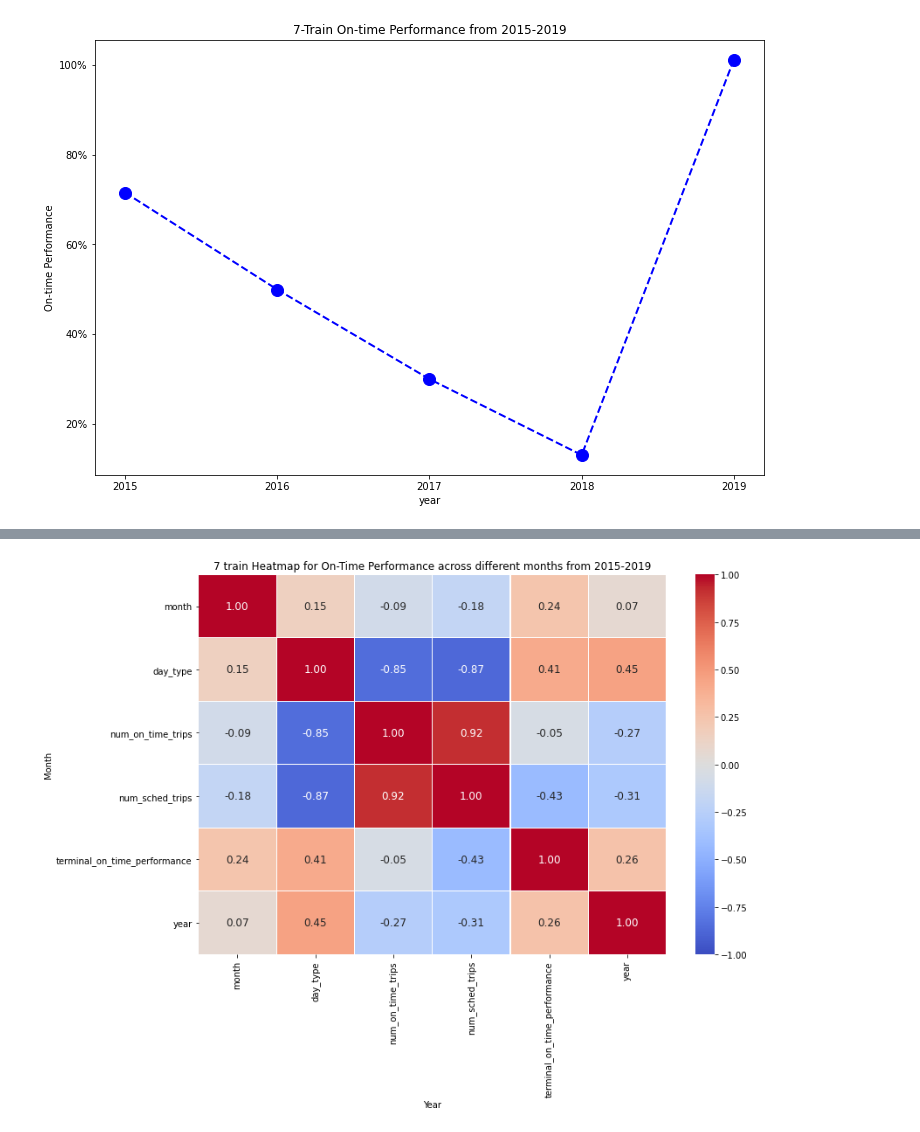
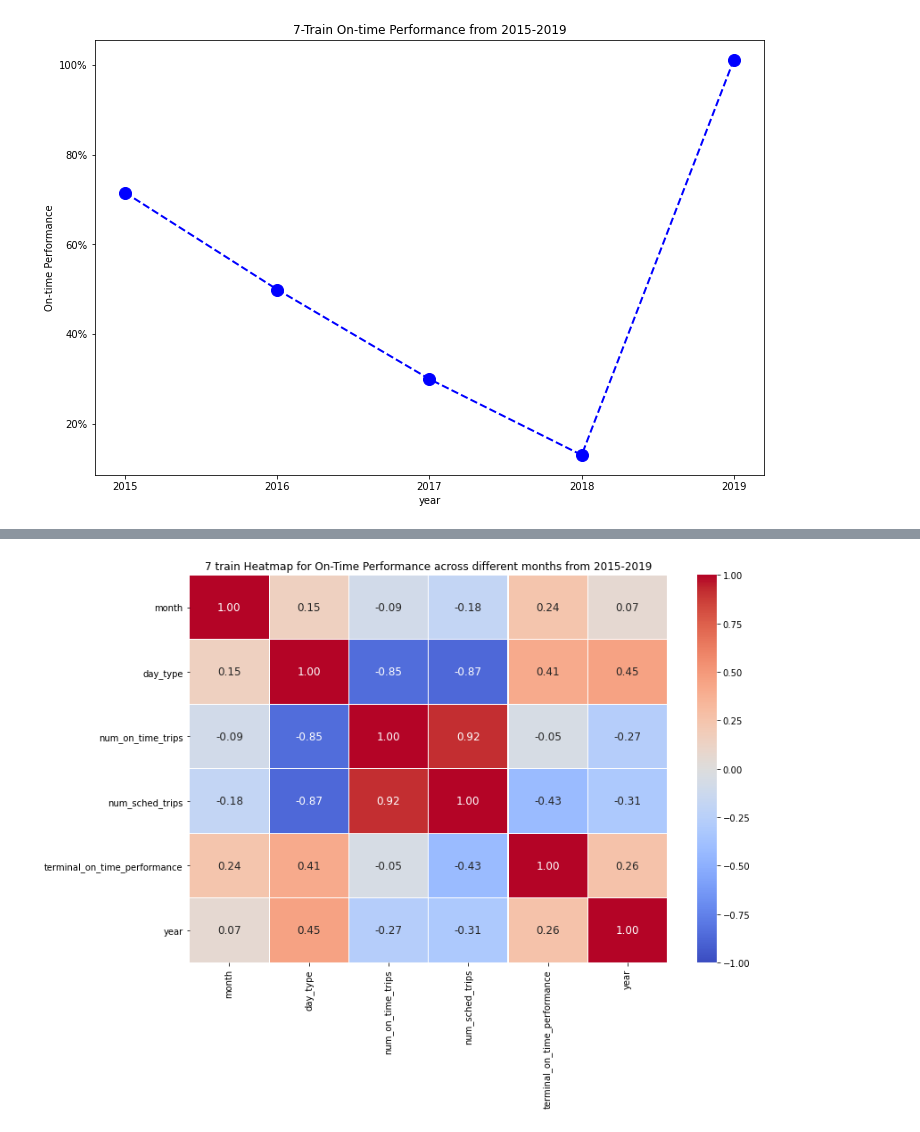
Before and after one commit to ByteFource/data-dashboard, a Jupyter notebook: jupyter-notebook/7train-analysis.ipynb, the cells around one changed output, grey strips where cells are left out. Saved outputs shown, nothing was run; the diff lists cells and outputs as text; code cells hidden in the pictures.

```diff
--- a/jupyter-notebook/7train-analysis.ipynb
+++ b/jupyter-notebook/7train-analysis.ipynb
@@ -116,10 +130,8 @@ plt.show()
 # %%
 plt.figure(figsize=(12, 8))
 plt.title('7 train Heatmap for On-Time Performance across different months from 2015-2019')
 sns.heatmap(df.corr(), annot=True, cmap='coolwarm', vmin=-1, vmax=1, linewidths=0.2, annot_kws={'size': 12}, fmt='.2f')
-plt.xlabel('Year')
-plt.ylabel('Month')
-# plt.savefig('../static/images/7-train-heatmap.png')
+plt.savefig('../static/images/7-train-heatmap.png')
 plt.show()
 # %% [output]
-[figure, old version]
+[figure, new version]
```
Also changed, not shown: parts of 1 cell of this notebook, 1 other file.
